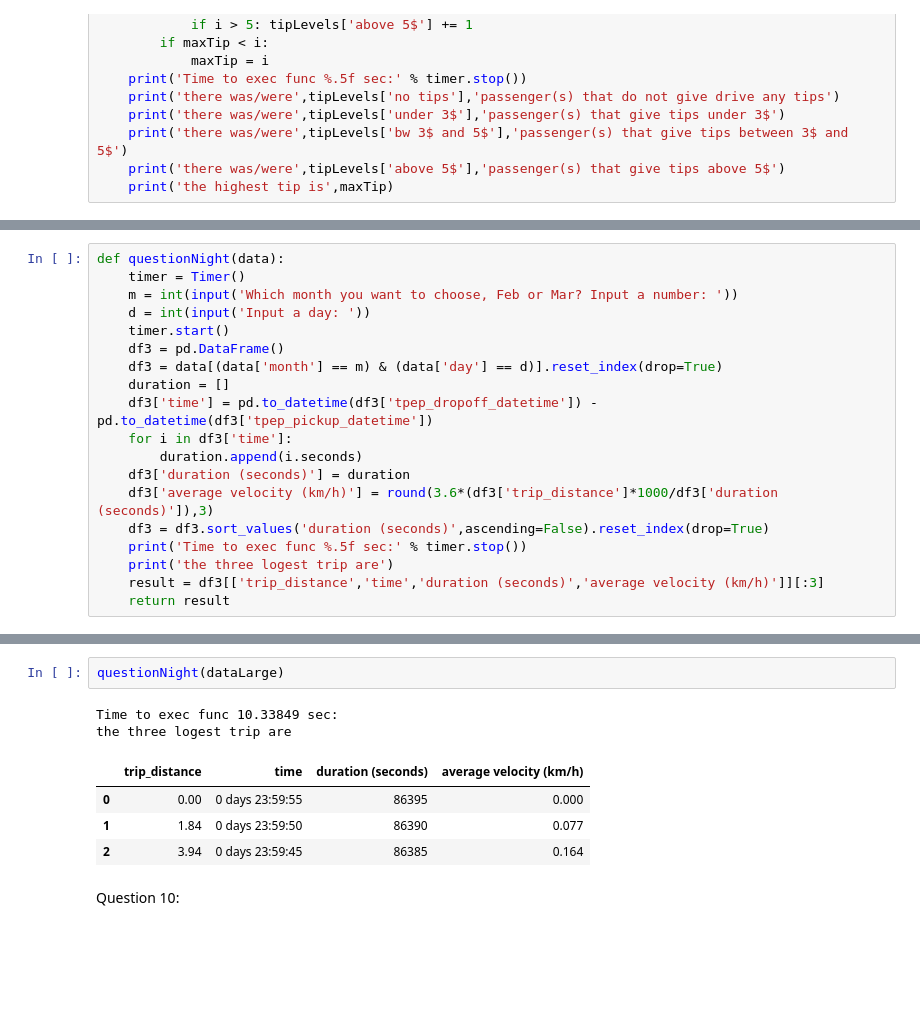
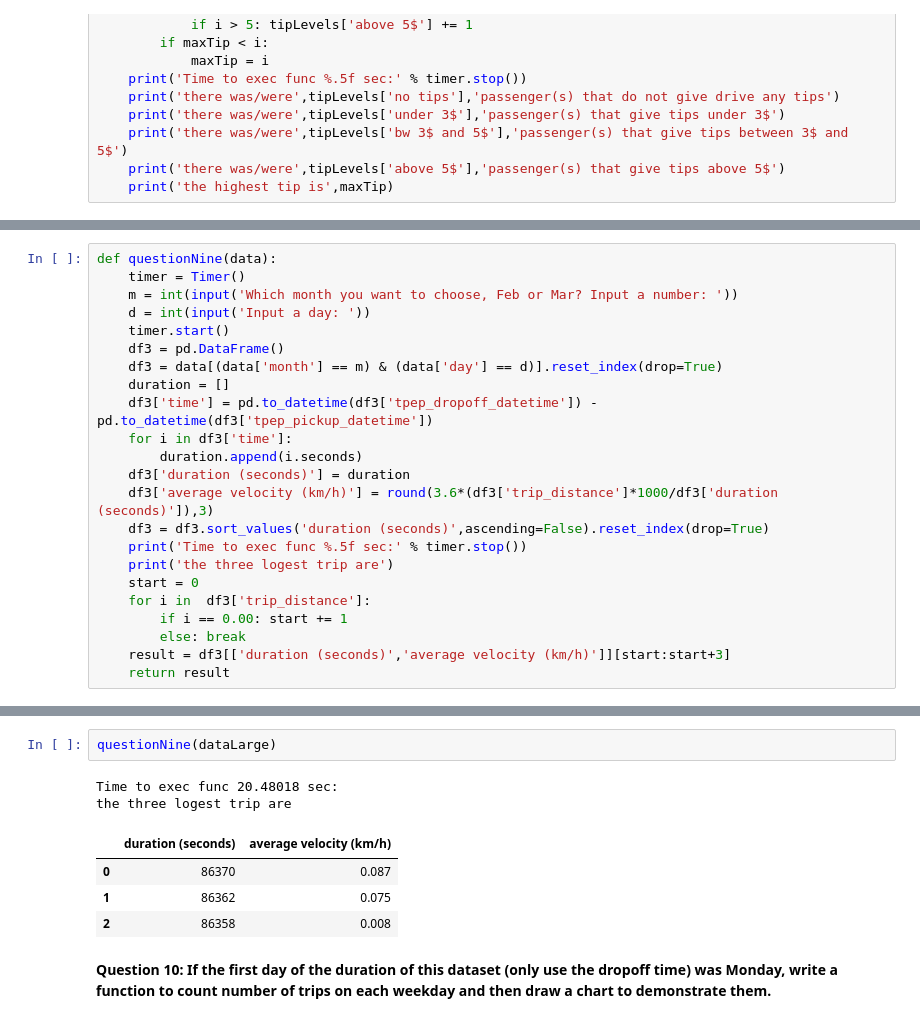
Before and after one commit to nhut3110/Final-Exam---Process-CSV-files, a Jupyter notebook: final.ipynb, the cells around one changed output, grey strips where cells are left out. Drawn from its saved outputs; the diff is of its cells as text; blank space fills up the shorter version.

```diff
--- a/final.ipynb
+++ b/final.ipynb
@@ -328,5 +317,5 @@ Question 9:
 # %%
-def questionNight(data):
+def questionNine(data):
     timer = Timer()
     m = int(input('Which month you want to choose, Feb or Mar? Input a number: '))
     d = int(input('Input a day: '))
@@ -342,6 +331,10 @@ def questionNight(data):
     df3 = df3.sort_values('duration (seconds)',ascending=False).reset_index(drop=True)
     print('Time to exec func %.5f sec:' % timer.stop())
     print('the three logest trip are')
-    result = df3[['trip_distance','time','duration (seconds)','average velocity (km/h)']][:3]
+    start = 0
+    for i in  df3['trip_distance']:
+        if i == 0.00: start += 1
+        else: break
+    result = df3[['duration (seconds)','average velocity (km/h)']][start:start+3]
     return result
 # %%
@@ -365,11 +358,11 @@ the three logest trip are
 # %%
-questionNight(dataLarge)
+questionNine(dataLarge)
 # %% [output]
-Time to exec func 10.33849 sec:
+Time to exec func 20.48018 sec:
 the three logest trip are
-|  | trip_distance | time | duration (seconds) | average velocity (km/h) |
-| 0 | 0.00 | 0 days 23:59:55 | 86395 | 0.000 |
-| 1 | 1.84 | 0 days 23:59:50 | 86390 | 0.077 |
-| 2 | 3.94 | 0 days 23:59:45 | 86385 | 0.164 |
+|  | duration (seconds) | average velocity (km/h) |
+| 0 | 86370 | 0.087 |
+| 1 | 86362 | 0.075 |
+| 2 | 86358 | 0.008 |
-# %% [markdown]
-Question 10:
+# %% [markdown]
+**Question 10: If the first day of the duration of this dataset (only use the dropoff time) was Monday, write a function to count number of trips on each weekday and then draw a chart to demonstrate them.**
```
Also changed, not shown: parts of 45 cells of this notebook.
